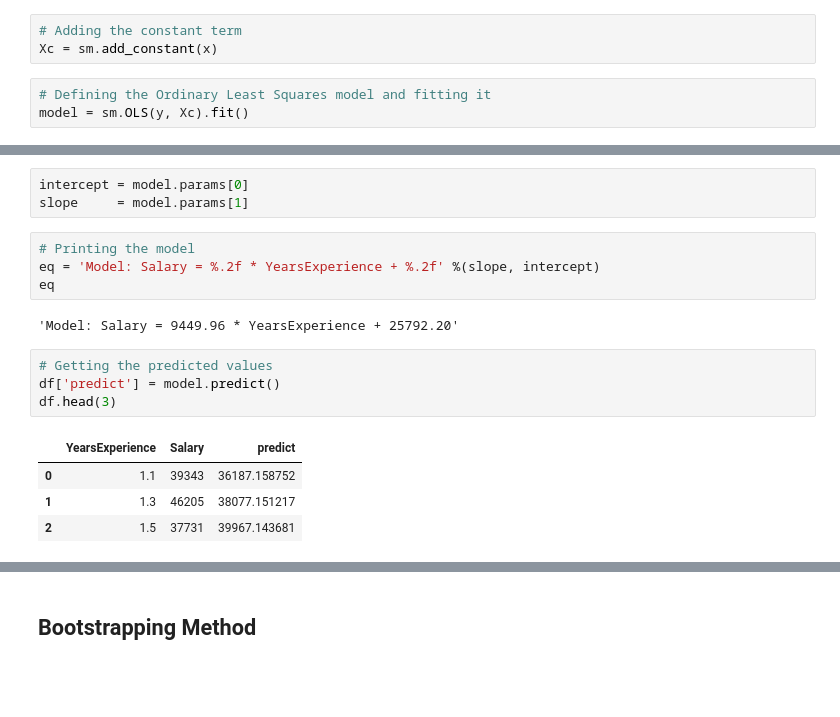
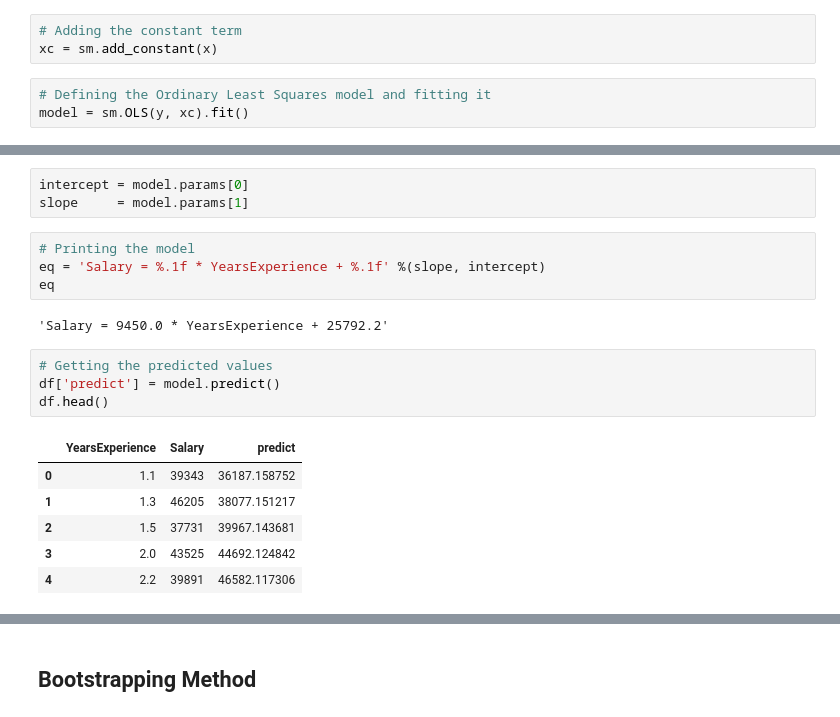
Before and after one commit to Goliath-Research/Computational-Statistics, a Jupyter notebook: 05-Forecasting/05-Boot_SimpleLinearReg.ipynb, the cells around one changed output, grey strips where cells are left out. Drawn from its saved outputs; the diff is of its cells as text; blank space fills up the shorter version.

```diff
--- a/05-Forecasting/05-Boot_SimpleLinearReg.ipynb
+++ b/05-Forecasting/05-Boot_SimpleLinearReg.ipynb
@@ -40,9 +41,9 @@ sns.relplot(data=df, x=x, y=y);
 # %%
 # Adding the constant term
-Xc = sm.add_constant(x)
+xc = sm.add_constant(x)
 # %%
 # Defining the Ordinary Least Squares model and fitting it
-model = sm.OLS(y, Xc).fit()
+model = sm.OLS(y, xc).fit()
 # %%
 # Getting the estimated parameters
 model.summary()
@@ -75,16 +76,18 @@ intercept = model.params[0]
 slope     = model.params[1]
 # %%
 # Printing the model
-eq = 'Model: Salary = %.2f * YearsExperience + %.2f' %(slope, intercept)
+eq = 'Salary = %.1f * YearsExperience + %.1f' %(slope, intercept)
 eq
 # %% [output]
-'Model: Salary = 9449.96 * YearsExperience + 25792.20'
+'Salary = 9450.0 * YearsExperience + 25792.2'
 # %%
 # Getting the predicted values
 df['predict'] = model.predict()
-df.head(3)
+df.head()
 # %% [output]
 |  | YearsExperience | Salary | predict |
 | 0 | 1.1 | 39343 | 36187.158752 |
 | 1 | 1.3 | 46205 | 38077.151217 |
 | 2 | 1.5 | 37731 | 39967.143681 |
+| 3 | 2.0 | 43525 | 44692.124842 |
+| 4 | 2.2 | 39891 | 46582.117306 |
```
Also changed, not shown: parts of 45 cells of this notebook.
